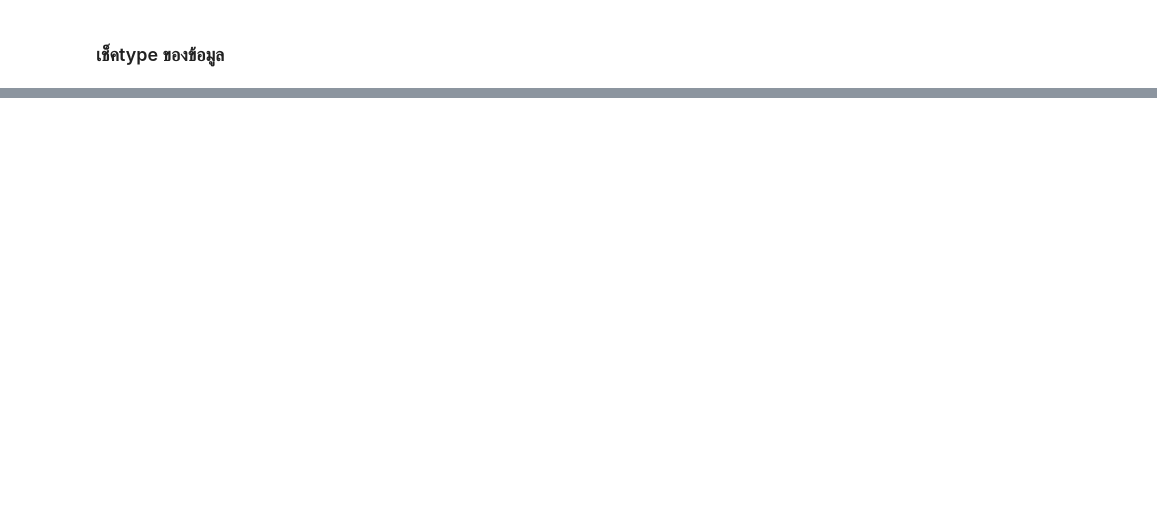
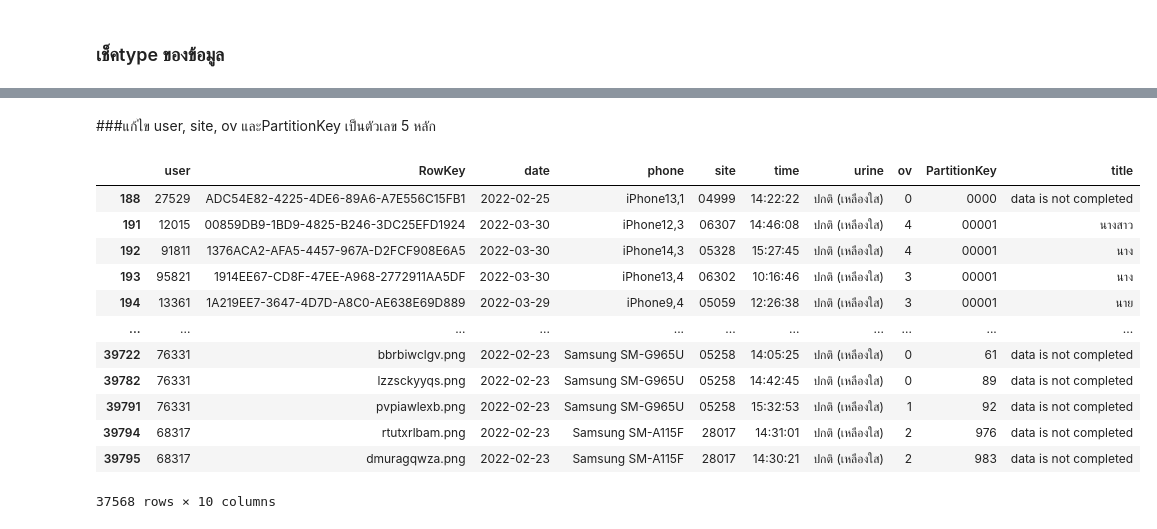
Before and after one commit to pondbaahh/data_viz_2022, a Jupyter notebook: Final_Exam.ipynb, the cells around one changed output, grey strips where cells are left out. Saved outputs shown, nothing was run; the diff lists cells and outputs as text; code cells hidden in the pictures; blank space fills up the shorter version.

```diff
--- a/Final_Exam.ipynb
+++ b/Final_Exam.ipynb
@@ -125,4 +174,0 @@ import numpy as np
-# %%
-alldb3['user'] = pd.to_numeric(alldb3['user'],errors='coerce')
-alldb3['site'] = pd.to_numeric(alldb3['site'],errors='coerce')
-alldb3['PartitionKey'] = pd.to_numeric(alldb3['PartitionKey'],errors='coerce')
@@ -145,8 +175,3 @@ See the caveats in the documentation: https://pandas.pydata.org/pandas-docs/stab
-# %%
-alldb3 = alldb3.replace(np.nan, 0, regex=True)
-alldb3['user']= alldb3['user'].astype(int)
-alldb3['site']= alldb3['site'].astype(int)
-alldb3['PartitionKey'] = alldb3['PartitionKey'].astype(int)
 # %%
 alldb3.dtypes
 # %% [output]
@@ -162 +188,29 @@ PartitionKey     int64
 dtype: object
+# %% [markdown]
+###แก้ไข user, site, ov และPartitionKey เป็นตัวเลข 5 หลัก
+# %%
+kk1=list() ## กำหนดให้เป็นลิสต์ในการเติมค่าloop
+for each_row in alldb3.iterrows(): ## ทำการวนลูปในแถว
+    if len(str(each_row[1]['user']))== 5 : #สร้างเงื่อนไขให้ user มีจำนวนตัวอักษร 5 ตัว
+        if str(each_row[1]['user']) <= '99999' : #ถ้า user มีค่า น้อยกว่า 100000
+          kk1.append(True) ## ถ้าตรงตามเงื่อนไขให้เพิ่มเข้าไป
+        elif str(each_row[1]['user']) >= '99999' : #ถ้า user มีค่า มากกว่า 100000
+            kk1.append(False) ## ถ้าไม่ตรงตามเงื่อนไขไม่ให้เพิ่มเข้าไป
+    else:
+        kk1.append(False) ## ถ้่าไม่ตรงตามเงื่อนไขทั้งหมด ไม่ให้เพิ่มเข้าไป
+
+alldb3[kk1] ## แสดงผล
+# %% [output]
+|  | user | RowKey | date | phone | site | time | urine | ov | PartitionKey | title |
+| 188 | 27529 | ADC54E82-4225-4DE6-89A6-A7E556C15FB1 | 2022-02-25 | iPhone13,1 | 04999 | 14:22:22 | ปกติ (เหลืองใส) | 0 | 0000 | data is not completed |
+| 191 | 12015 | 00859DB9-1BD9-4825-B246-3DC25EFD1924 | 2022-03-30 | iPhone12,3 | 06307 | 14:46:08 | ปกติ (เหลืองใส) | 4 | 00001 | นางสาว |
+| 192 | 91811 | 1376ACA2-AFA5-4457-967A-D2FCF908E6A5 | 2022-03-30 | iPhone14,3 | 05328 | 15:27:45 | ปกติ (เหลืองใส) | 4 | 00001 | นาง |
+| 193 | 95821 | 1914EE67-CD8F-47EE-A968-2772911AA5DF | 2022-03-30 | iPhone13,4 | 06302 | 10:16:46 | ปกติ (เหลืองใส) | 3 | 00001 | นาง |
+| 194 | 13361 | 1A219EE7-3647-4D7D-A8C0-AE638E69D889 | 2022-03-29 | iPhone9,4 | 05059 | 12:26:38 | ปกติ (เหลืองใส) | 3 | 00001 | นาย |
+| ... | ... | ... | ... | ... | ... | ... | ... | ... | ... | ... |
+| 39722 | 76331 | bbrbiwclgv.png | 2022-02-23 | Samsung SM-G965U | 05258 | 14:05:25 | ปกติ (เหลืองใส) | 0 | 61 | data is not completed |
+| 39782 | 76331 | lzzsckyyqs.png | 2022-02-23 | Samsung SM-G965U | 05258 | 14:42:45 | ปกติ (เหลืองใส) | 0 | 89 | data is not completed |
+| 39791 | 76331 | pvpiawlexb.png | 2022-02-23 | Samsung SM-G965U | 05258 | 15:32:53 | ปกติ (เหลืองใส) | 1 | 92 | data is not completed |
+| 39794 | 68317 | rtutxrlbam.png | 2022-02-23 | Samsung SM-A115F | 28017 | 14:31:01 | ปกติ (เหลืองใส) | 2 | 976 | data is not completed |
+| 39795 | 68317 | dmuragqwza.png | 2022-02-23 | Samsung SM-A115F | 28017 | 14:30:21 | ปกติ (เหลืองใส) | 2 | 983 | data is not completed |
+37568 rows × 10 columns
```
Also changed, not shown: parts of 63 cells of this notebook.
